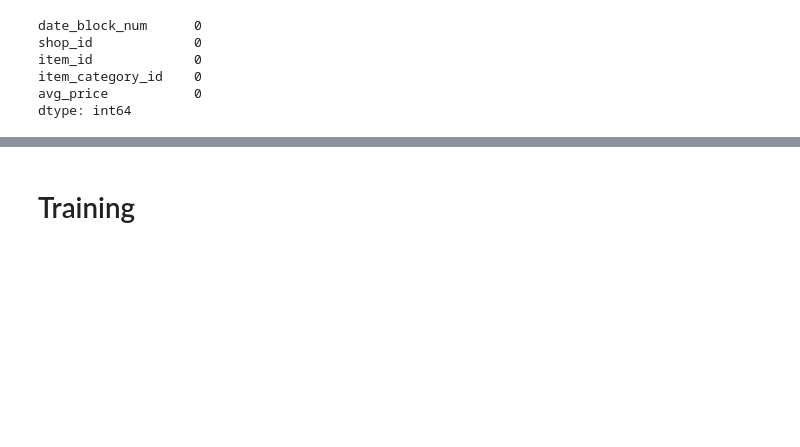
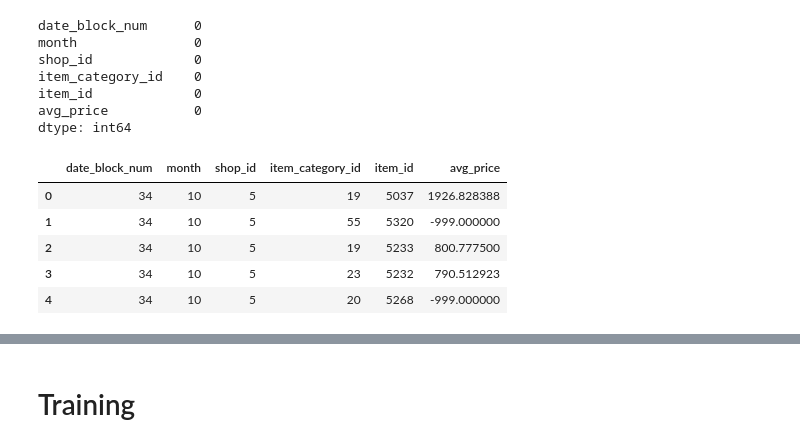
Before and after one commit to wenceslai/kaggle_competitions, a Jupyter notebook: predict_sales_kaggle.ipynb, the cells around one changed output, grey strips where cells are left out. Saved outputs shown, nothing was run; the diff lists cells and outputs as text; code cells hidden in the pictures; blank space fills up the shorter version.

```diff
--- a/predict_sales_kaggle.ipynb
+++ b/predict_sales_kaggle.ipynb
@@ -59,26 +111,38 @@ df_train.head()
 # %%
 #test data frame
 #date_block_num 	shop_id 	item_id 	month_sum 	item_category_id 	item_price
+df_test = pd.read_csv(os.path.join(data_folder, 'test.csv'))
 
-df_test['date_block_num'] = 34 #% 12
+df_test['date_block_num'] = 34
+df_test['month'] = 34 % 12
 
 df_test = df_test.merge(df_itemcats, on='item_id', how='left')
 
-avg_prices = avg_prices.drop_duplicates() #average prices of items
-avg_prices_train = avg_prices.groupby('item_id')['avg_price'].mean()
-df_test = df_test.merge(avg_prices_train, on='item_id', how='left')
+#avg_prices = avg_prices.drop_duplicates() #average prices of items
+#avg_prices_train = avg_prices.groupby('item_id')['avg_price'].mean()
+
+df_test = df_test.merge(prices, on='item_id', how='left')
 
 df_test = df_test.sort_values(by=['ID'])
 
-df_test = df_test[['date_block_num', 'shop_id', 'item_id', 'item_category_id', 'avg_price']]
-df_test['avg_price'] = df_test['avg_price'].fillna(df_test['avg_price'].mean())
+df_test['avg_price'] = df_test['avg_price'].fillna(-999)
+
+df_test = df_test[['date_block_num', 'month', 'shop_id', 'item_category_id', 'item_id', 'avg_price']]
 
 assert df_test.shape[-1] == df_train.shape[-1] - 1
 print(df_test.isnull().sum())
+df_test.head()
 # %% [output]
 date_block_num      0
+month               0
 shop_id             0
+item_category_id    0
 item_id             0
-item_category_id    0
 avg_price           0
 dtype: int64
+|  | date_block_num | month | shop_id | item_category_id | item_id | avg_price |
+| 0 | 34 | 10 | 5 | 19 | 5037 | 1926.828388 |
+| 1 | 34 | 10 | 5 | 55 | 5320 | -999.000000 |
+| 2 | 34 | 10 | 5 | 19 | 5233 | 800.777500 |
+| 3 | 34 | 10 | 5 | 23 | 5232 | 790.512923 |
+| 4 | 34 | 10 | 5 | 20 | 5268 | -999.000000 |
```
Also changed, not shown: parts of 30 cells of this notebook.
